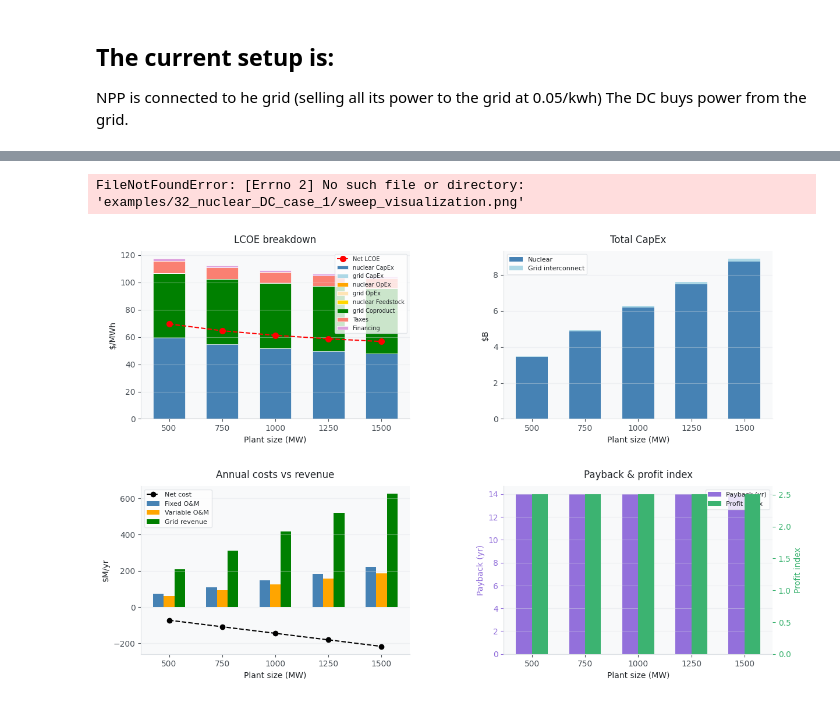
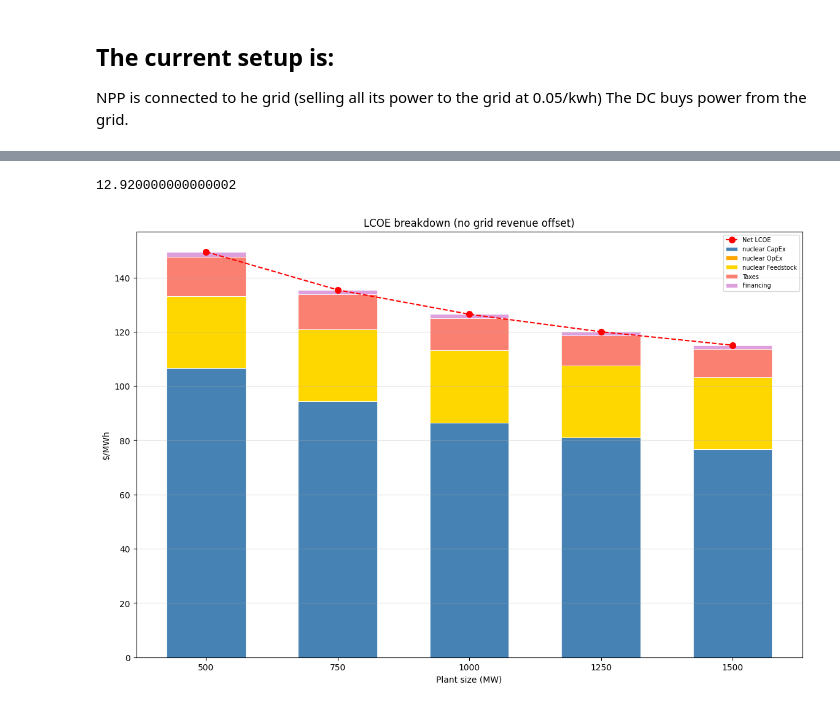
Before and after one commit to vijay092/H2Integrate, a Jupyter notebook: examples/32_nuclear_DC_case_1/run_nuclear_DC.ipynb, the cells around one changed output, grey strips where cells are left out. Drawn from its saved outputs; the diff is of its cells as text; code cells hidden in the pictures.

Commit message:
Add new nuclear files

```diff
--- a/examples/32_nuclear_DC_case_1/run_nuclear_DC.ipynb
+++ b/examples/32_nuclear_DC_case_1/run_nuclear_DC.ipynb
@@ -143,8 +134,12 @@ nuclear_mw
+# %%
+.34 * 38
+# %% [output]
+12.920000000000002
 # %%
 import matplotlib.pyplot as plt
 import numpy as np
 
-fig, axes = plt.subplots(2, 2, figsize=(14, 9))
+fig, axes = plt.subplots(1, 1, figsize=(14, 9))
 plt.subplots_adjust(hspace=0.4, wspace=0.35)
 
 sizes  = df["nuclear_mw"].values.astype(float)
@@ -152,97 +147,38 @@ labels = [f"{int(s)}" for s in sizes]
 x = np.arange(len(sizes))
 
 # -- LCOE breakdown --
-ax = axes[0, 0]
+ax = axes
 cols_colors = []
 for col in df_breakdown.columns:
     if "Total" in col:
         continue
     elif "CapEx" in col and "nuclear" in col.lower():
         cols_colors.append((col, "steelblue", col.replace("LCOE: ","").replace(" ($/kWh)","")))
-    elif "CapEx" in col and "grid" in col.lower():
-        cols_colors.append((col, "lightblue", col.replace("LCOE: ","").replace(" ($/kWh)","")))
     elif "OpEx" in col and "nuclear" in col.lower():
         cols_colors.append((col, "orange", col.replace("LCOE: ","").replace(" ($/kWh)","")))
-    elif "OpEx" in col and "grid" in col.lower():
-        cols_colors.append((col, "moccasin", col.replace("LCOE: ","").replace(" ($/kWh)","")))
     elif "Feedstock" in col:
         cols_colors.append((col, "gold", col.replace("LCOE: ","").replace(" ($/kWh)","")))
-    elif "Coproduct" in col:
-        cols_colors.append((col, "green", col.replace("LCOE: ","").replace(" ($/kWh)","")))
     elif "Tax" in col:
         cols_colors.append((col, "salmon", "Taxes"))
     elif "Financ" in col:
         cols_colors.append((col, "plum", "Financing"))
 
 bottom = np.zeros(len(df_breakdown))
 for col, color, label in cols_colors:
     vals = df_breakdown[col].values.astype(float)
     pos = np.clip(vals, 0, None)
     neg = np.clip(vals, None, 0)
     ax.bar(x, pos, 0.6, bottom=bottom,        color=color, label=label, edgecolor="white", lw=0.5)
     ax.bar(x, neg, 0.6, bottom=bottom,        color=color, edgecolor="white", lw=0.5)
     bottom = np.where(vals >= 0, bottom + vals, bottom)
 
 ax.plot(x, df["lcoe_$/MWh"].values, "ro--", ms=7, label="Net LCOE")
 ax.set_xticks(x); ax.set_xticklabels(labels)
 ax.set_xlabel("Plant size (MW)")
 ax.set_ylabel("$/MWh")
-ax.set_title("LCOE breakdown")
+ax.set_title("LCOE breakdown (no grid revenue offset)")
 ax.axhline(0, color="black", lw=0.8)
 ax.legend(fontsize=7, loc="upper right")
 ax.grid(axis="y", alpha=0.4)
-
-# -- CapEx --
-ax = axes[0, 1]
-nuc  = df["adj_nuc_capex_B$"].values
-grid = df["adj_grid_capex_M$"].values / 1e3
-ax.bar(x, nuc,  0.6, color="steelblue", label="Nuclear")
-ax.bar(x, grid, 0.6, bottom=nuc, color="lightblue", label="Grid interconnect")
-ax.set_xticks(x); ax.set_xticklabels(labels)
-ax.set_xlabel("Plant size (MW)")
-ax.set_ylabel("$B")
-ax.set_title("Total CapEx")
-ax.legend(fontsize=8)
-ax.grid(axis="y", alpha=0.4)
-
-# -- Annual costs vs revenue --
-ax = axes[1, 0]
-fom = df["adj_nuc_opex_M$/yr"].values + df["adj_grid_opex_M$/yr"].values
-vom = df["adj_nuc_vom_M$/yr"].values
-rev = df["adj_grid_rev_M$/yr"].values
-net = fom + vom - rev
-
-ax.bar(x - 0.2, fom, 0.2, color="steelblue", label="Fixed O&M")
-ax.bar(x,       vom, 0.2, color="orange",    label="Variable O&M")
-ax.bar(x + 0.2, rev, 0.2, color="green",     label="Grid revenue")
-ax.plot(x, net, "ko--", ms=6, label="Net cost")
-ax.set_xticks(x); ax.set_xticklabels(labels)
-ax.set_xlabel("Plant size (MW)")
-ax.set_ylabel("$M/yr")
-ax.set_title("Annual costs vs revenue")
-ax.legend(fontsize=8)
-ax.grid(axis="y", alpha=0.4)
-
-# -- Payback & profit index --
-ax = axes[1, 1]
-ax.bar(x - 0.15, df["payback_yr"].values,  0.3, color="mediumpurple", label="Payback (yr)")
-ax.set_xticks(x); ax.set_xticklabels(labels)
-ax.set_xlabel("Plant size (MW)")
-ax.set_ylabel("Payback (yr)", color="mediumpurple")
-ax.tick_params(axis="y", colors="mediumpurple")
-
-ax2 = ax.twinx()
-ax2.bar(x + 0.15, df["profit_index"].values, 0.3, color="mediumseagreen", label="Profit index")
-ax2.set_ylabel("Profit index", color="mediumseagreen")
-ax2.tick_params(axis="y", colors="mediumseagreen")
-
-ax.set_title("Payback & profit index")
-h1, l1 = ax.get_legend_handles_labels()
-h2, l2 = ax2.get_legend_handles_labels()
-ax.legend(h1+h2, l1+l2, fontsize=8)
-ax.grid(axis="y", alpha=0.4)
-
-plt.show()
 # %% [output]
-FileNotFoundError: [Errno 2] No such file or directory: 'examples/32_nuclear_DC_case_1/sweep_visualization.png'
-[figure, old version]
+[figure, new version]
```
Also changed, not shown: parts of 10 cells of this notebook, 12 other files.
